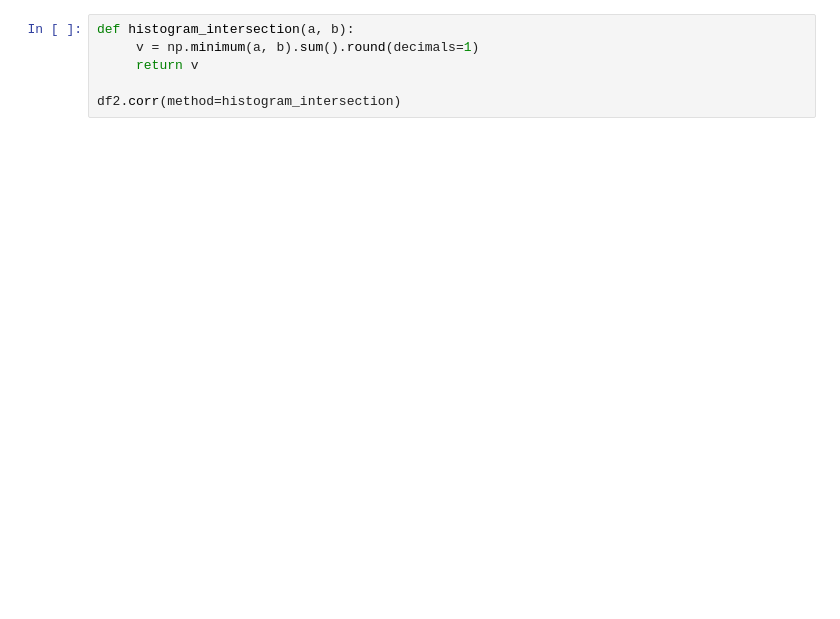
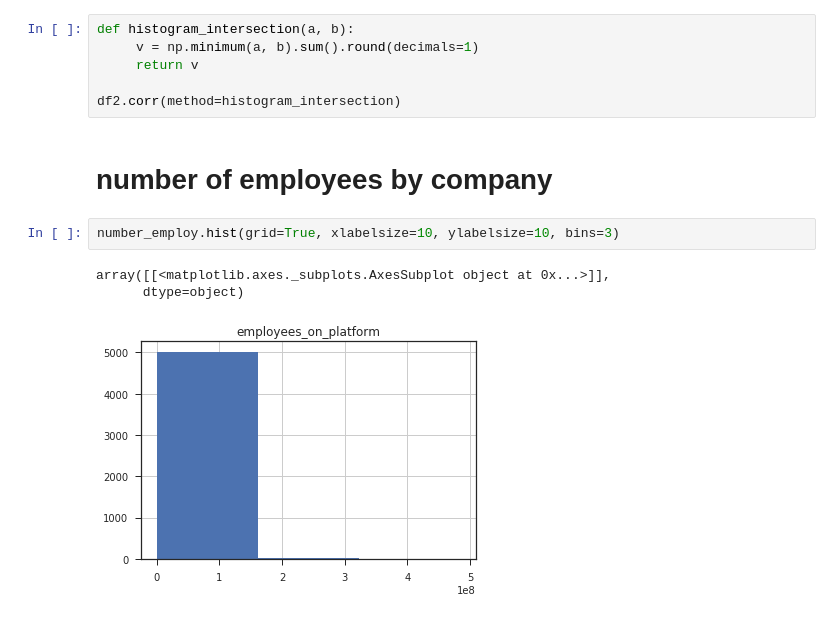
Before and after one commit to xibelly/Project_data_incubator, a Jupyter notebook: Project_analysis.ipynb, the cells around one changed output. Cells and saved outputs as stored; diff of their text form; blank space fills up the shorter version.

```diff
--- a/Project_analysis.ipynb
+++ b/Project_analysis.ipynb
@@ -98,3 +196,11 @@ def histogram_intersection(a, b):
      return v
 
 df2.corr(method=histogram_intersection)
+# %% [markdown]
+# number of employees by company
+# %%
+number_employ.hist(grid=True, xlabelsize=10, ylabelsize=10, bins=3)
+# %% [output]
+array([[<matplotlib.axes._subplots.AxesSubplot object at 0x...>]],
+      dtype=object)
+[figure, added]
```
Also changed, not shown: parts of 15 cells of this notebook.
